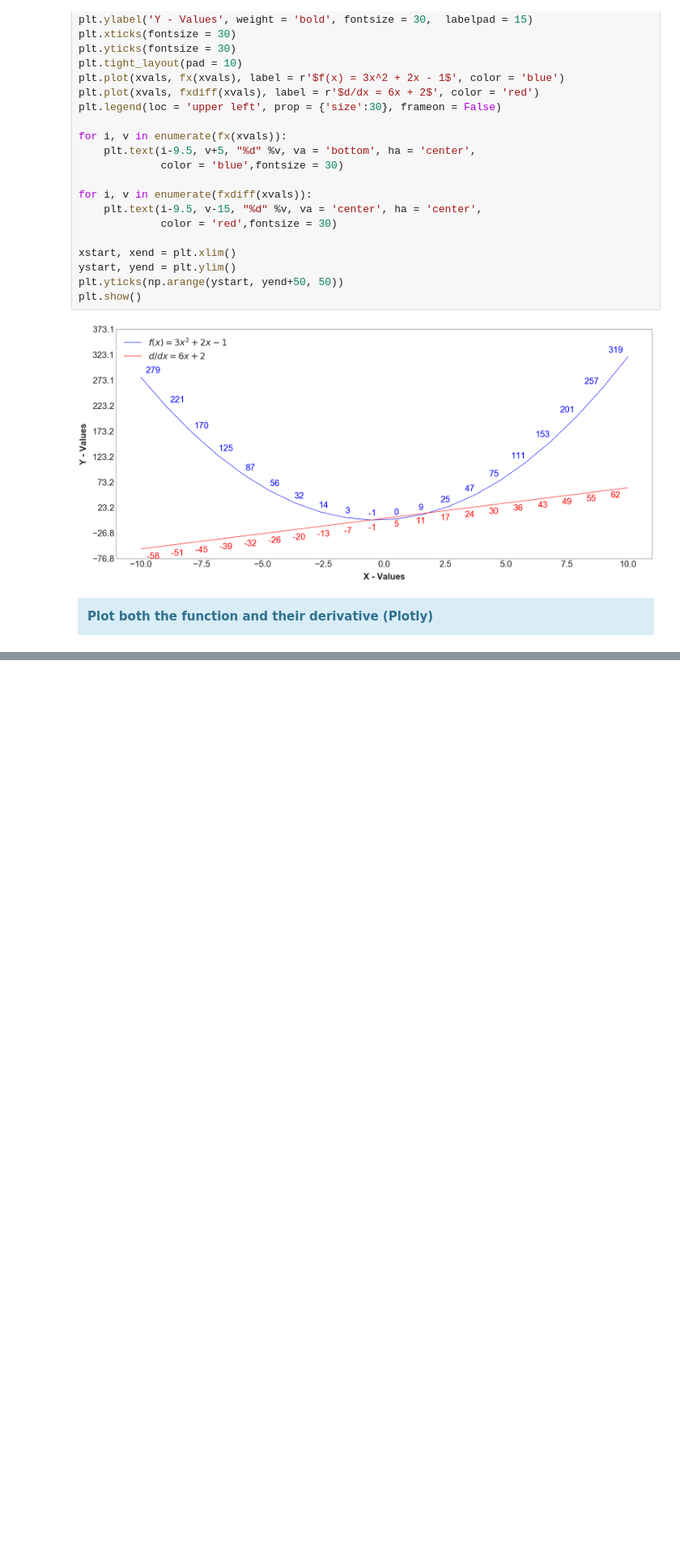
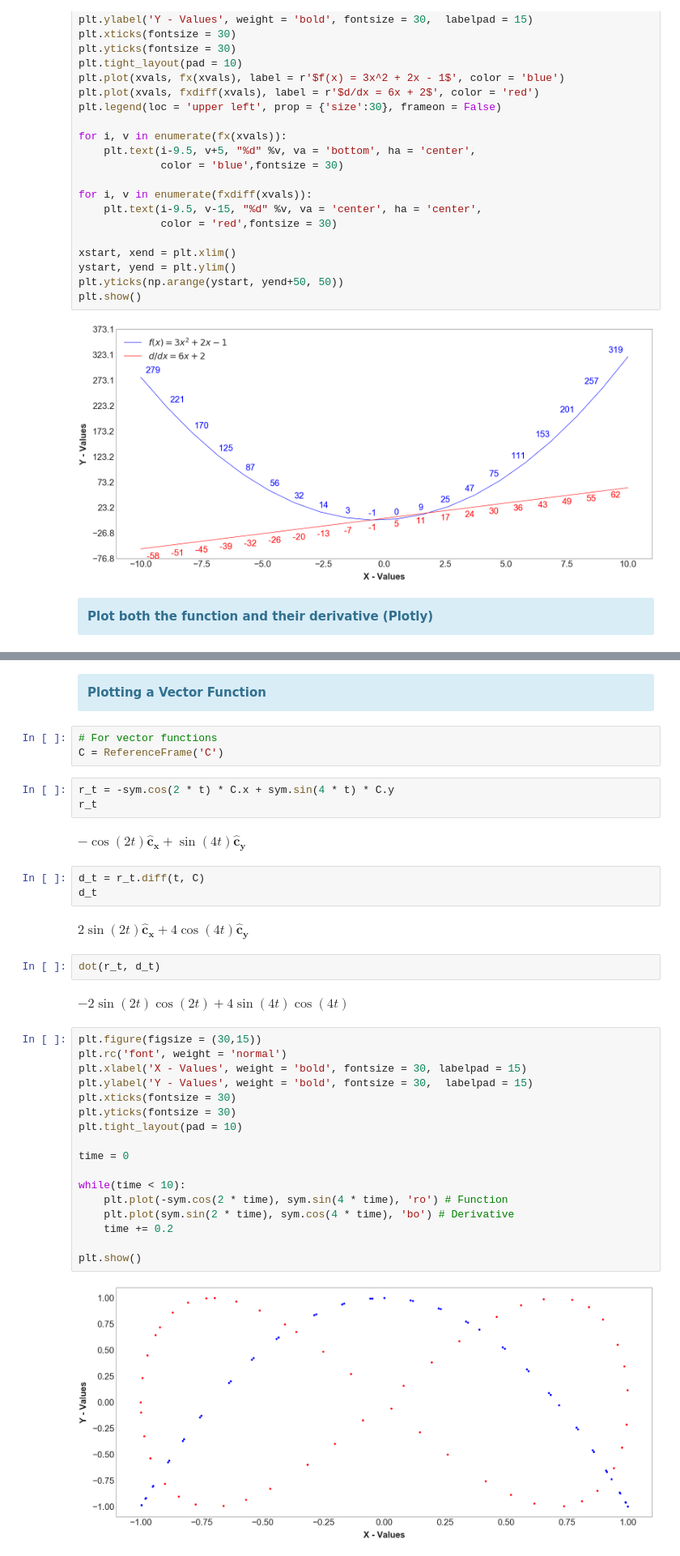
Before and after one commit to Empanator/Computational_Mathematics, a Jupyter notebook: Plotting differentiation.ipynb, the cells around one changed output, grey strips where cells are left out. Shown: that part at 81% size. Drawn from its saved outputs; the diff is of its cells as text; blank space fills up the shorter version.

```diff
--- a/Plotting differentiation.ipynb
+++ b/Plotting differentiation.ipynb
@@ -162,3 +168,43 @@ fig.update_yaxes(tickformat = '.0f',
 py.iplot(fig, filename = 'Plotting differentiation', auto_open = False)
 # %% [output]
 [interactive output not drawn]
+# %% [markdown]
+<div class="alert alert-block alert-info">
+<b>Plotting a Vector Function</b>
+</div>
+# %%
+# For vector functions
+C = ReferenceFrame('C')
+# %%
+r_t = -sym.cos(2 * t) * C.x + sym.sin(4 * t) * C.y
+r_t
+# %% [output]
+$\displaystyle -  \operatorname{cos}\left(2 t\right)\mathbf{\hat{c}_x} + \operatorname{sin}\left(4 t\right)\mathbf{\hat{c}_y}$
+# %%
+d_t = r_t.diff(t, C)
+d_t
+# %% [output]
+$\displaystyle 2 \operatorname{sin}\left(2 t\right)\mathbf{\hat{c}_x} + 4 \operatorname{cos}\left(4 t\right)\mathbf{\hat{c}_y}$
+# %%
+dot(r_t, d_t)
+# %% [output]
+$\displaystyle - 2 \sin{\left(2 t \right)} \cos{\left(2 t \right)} + 4 \sin{\left(4 t \right)} \cos{\left(4 t \right)}$
+# %%
+plt.figure(figsize = (30,15))
+plt.rc('font', weight = 'normal')
+plt.xlabel('X - Values', weight = 'bold', fontsize = 30, labelpad = 15)
+plt.ylabel('Y - Values', weight = 'bold', fontsize = 30,  labelpad = 15)
+plt.xticks(fontsize = 30)
+plt.yticks(fontsize = 30)
+plt.tight_layout(pad = 10)
+
+time = 0
+
+while(time < 10):
+    plt.plot(-sym.cos(2 * time), sym.sin(4 * time), 'ro') # Function
+    plt.plot(sym.sin(2 * time), sym.cos(4 * time), 'bo') # Derivative
+    time += 0.2
+
+plt.show()
+# %% [output]
+[figure, added]
```
Also changed, not shown: parts of 8 cells of this notebook, 2 other files.
